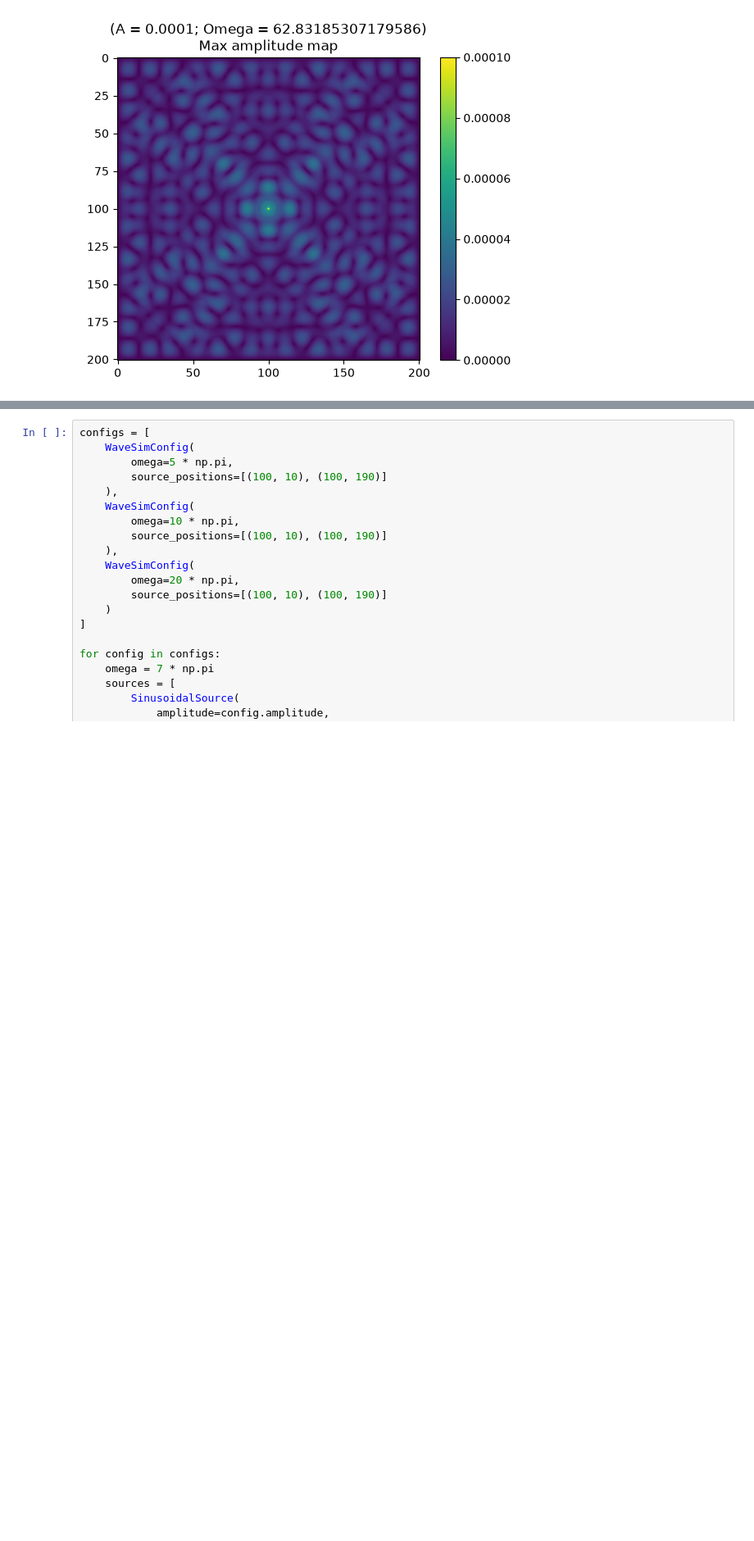
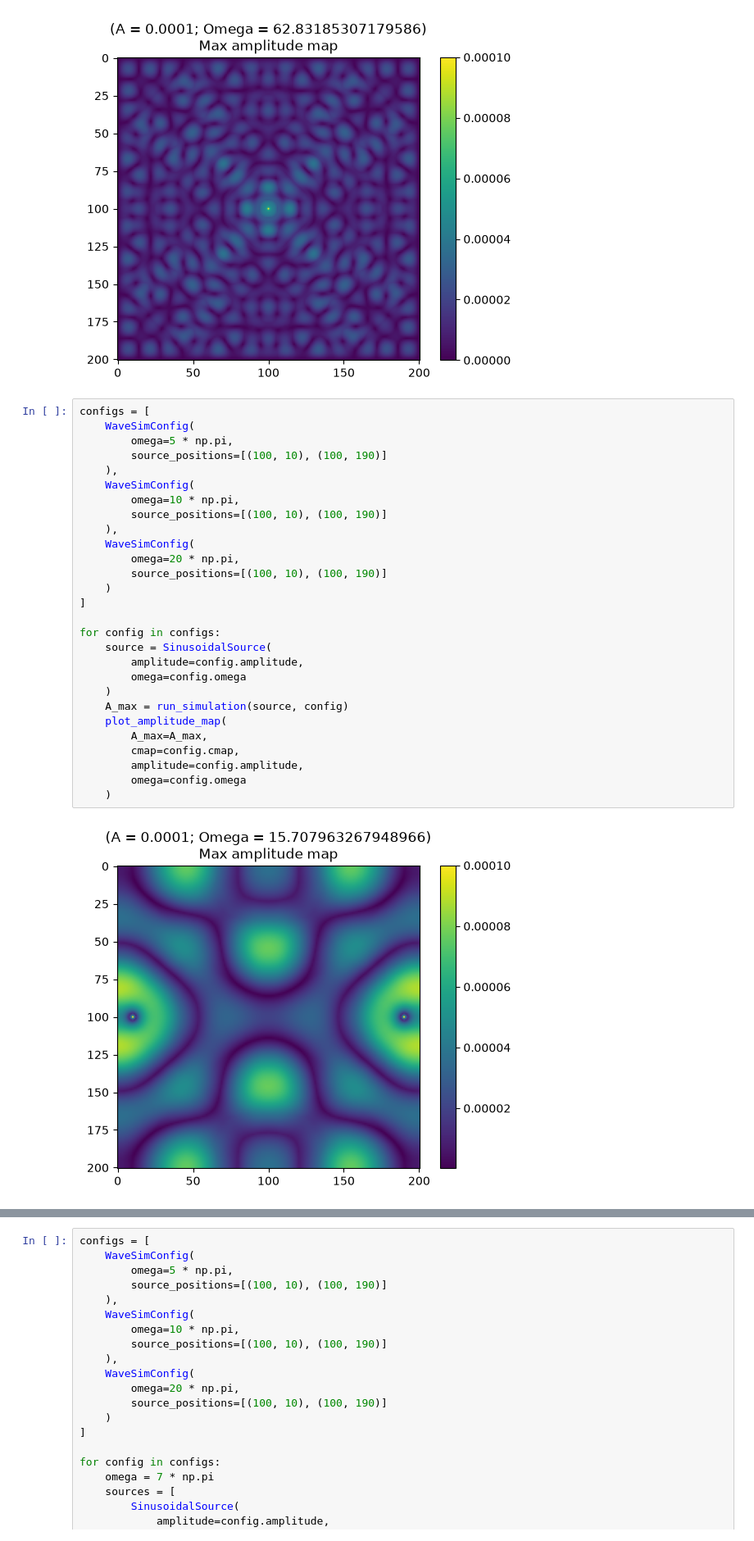
Before and after one commit to KlymentievMaksym/BMMNS, a Jupyter notebook: labs/lab2/lab2.ipynb, the cells around one changed output, grey strips where cells are left out. Shown at 82% size. Drawn from its saved outputs; the diff is of its cells as text; blank space fills up the shorter version.

Commit message:
feat(lab 2): visual

```diff
--- a/labs/lab2/lab2.ipynb
+++ b/labs/lab2/lab2.ipynb
@@ -65,3 +65,33 @@ for config in configs:
 [figure]
 [figure]
 [figure]
+# %%
+configs = [
+    WaveSimConfig(
+        omega=5 * np.pi,
+        source_positions=[(100, 10), (100, 190)]
+    ),
+    WaveSimConfig(
+        omega=10 * np.pi,
+        source_positions=[(100, 10), (100, 190)]
+    ),
+    WaveSimConfig(
+        omega=20 * np.pi,
+        source_positions=[(100, 10), (100, 190)]
+    )
+]
+
+for config in configs:
+    source = SinusoidalSource(
+        amplitude=config.amplitude,
+        omega=config.omega
+    )
+    A_max = run_simulation(source, config)
+    plot_amplitude_map(
+        A_max=A_max,
+        cmap=config.cmap,
+        amplitude=config.amplitude,
+        omega=config.omega
+    )
+# %% [output]
+[figure, added]
```
Also changed, not shown: parts of 1 cell of this notebook, 6 other files.
